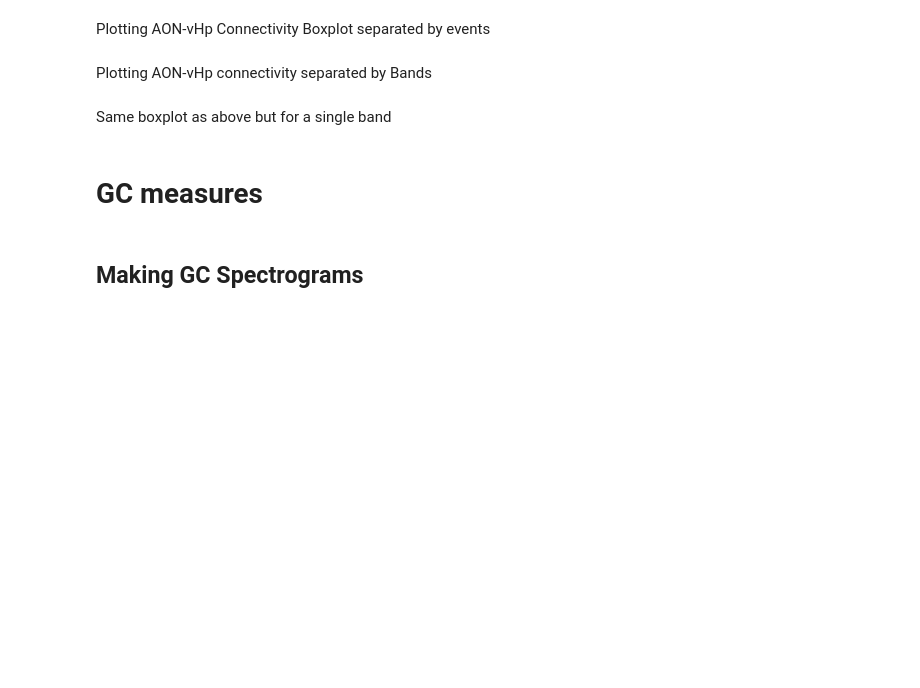
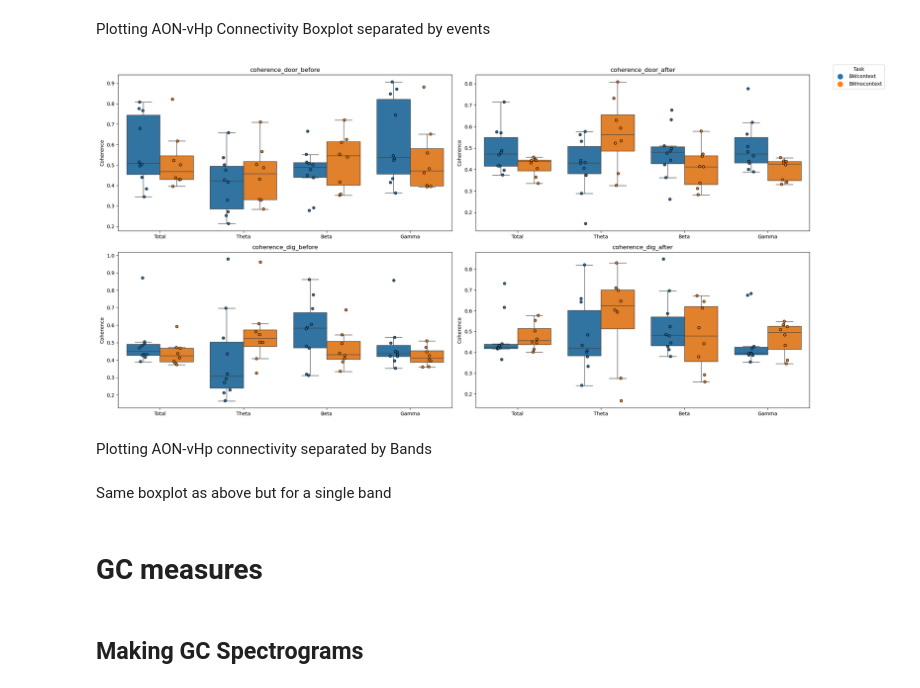
Before and after one commit to namanagrawal97/cpl_analysis_naman, a Jupyter notebook: 00_complete_analysis.ipynb, the cells around one changed output. Drawn from its saved outputs; the diff is of its cells as text; code cells hidden in the pictures; blank space fills up the shorter version.

```diff
--- a/00_complete_analysis.ipynb
+++ b/00_complete_analysis.ipynb
@@ -1354,7 +1561,7 @@ con_data_df_clean.to_pickle(savepath+'coherence_boxplot_per_event_per_band_singl
 # %% [markdown]
 Plotting AON-vHp Connectivity Boxplot separated by events
 # %%
-con_data_df_clean=pd.read_pickle(savepath+'coherence_boxplot_per_event_per_band_single_value.pkl')
+con_data_df_clean=pd.read_pickle(savepath+'coherence_boxplot_per_event_per_band_single_value_truncated.pkl')
 
 fig, axs = plt.subplots(2, 2, figsize=(20, 10))
 axs = axs.flatten()
@@ -1362,33 +1569,35 @@ writer=pd.ExcelWriter(f'C:\\Users\\{user}\\Dropbox\\CPLab\\results\\coherence_ev
 for i, event in enumerate(['coherence_door_before', 'coherence_door_after', 'coherence_dig_before', 'coherence_dig_after']):
     event_data = con_data_df_clean[event]
     event_data_df = pd.DataFrame(event_data.tolist())
     event_data_df.reset_index(drop=True, inplace=True)
     event_data_df['rat_id'] = con_data_df_clean['rat_id'].reset_index(drop=True)
     event_data_df['task'] = con_data_df_clean['task'].reset_index(drop=True)
     event_data_df_melted = pd.melt(event_data_df, id_vars=['rat_id', 'task'], value_vars=['total', 'theta', 'beta', 'gamma'], var_name='band', value_name='coherence')
     sns.boxplot(x='band', y='coherence', hue='task', hue_order=['BWcontext', 'BWnocontext'], data=event_data_df_melted, showfliers=False, legend=False, ax=axs[i])
     sns.stripplot(x='band', y='coherence', hue='task', hue_order=['BWcontext', 'BWnocontext'], data=event_data_df_melted, dodge=True, edgecolor='black', linewidth=1, jitter=True, legend=False, ax=axs[i])
     axs[i].set_xticklabels(['Total', 'Theta', 'Beta', 'Gamma'])
     axs[i].set_title(event)
     axs[i].set_ylabel('Coherence')
     axs[i].set_xlabel('')
     event_data_df_melted.to_excel(writer, sheet_name=event)
 writer.close()
 # Create custom legend handles and labels
 from matplotlib.lines import Line2D
 colors = {'BWnocontext': '#ff7f0e', 'BWcontext': '#1f77b4'}
 
 # Create custom legend handles and labels
 handles = [
     Line2D([0], [0], color=colors['BWcontext'], marker='o', linestyle='', markersize=10, label='BWcontext'),
     Line2D([0], [0], color=colors['BWnocontext'], marker='o', linestyle='', markersize=10, label='BWnocontext')
 ]
 
 # Add the custom legend to the figure
 fig.legend(handles=handles, loc='upper right', bbox_to_anchor=(1.1, 1), title='Task')
 #fig.savefig(savepath+'coherence_boxplot_', format='emf',dpi=300)
 plt.tight_layout()
 plt.show()
+# %% [output]
+[figure, added]
 # %% [markdown]
 Plotting AON-vHp connectivity separated by Bands
 # %%
```
Also changed, not shown: parts of 8 cells of this notebook, 1 other file.
